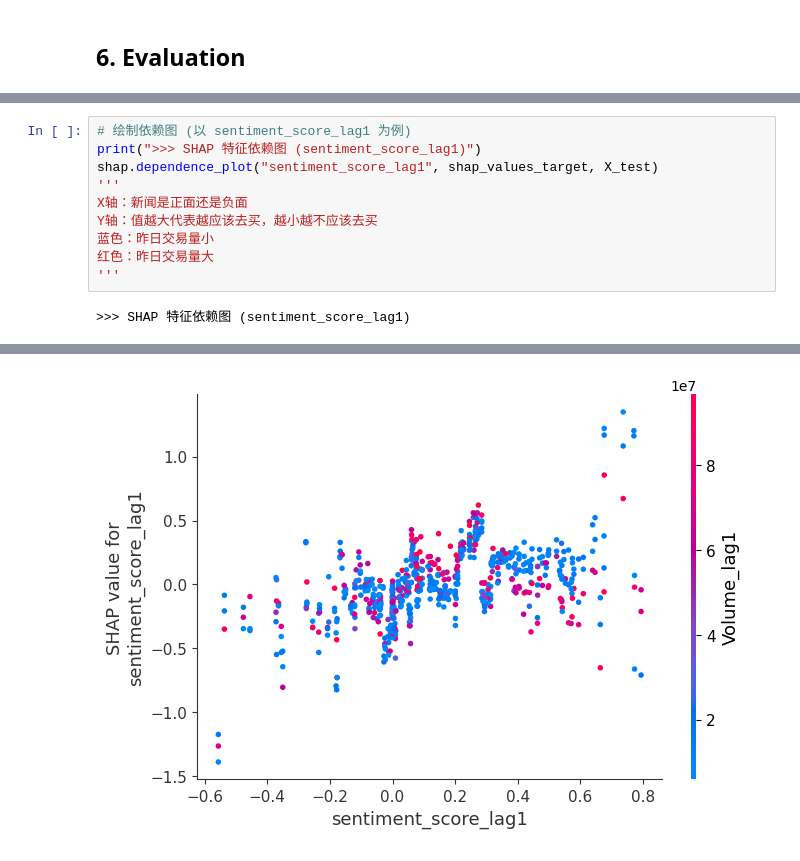
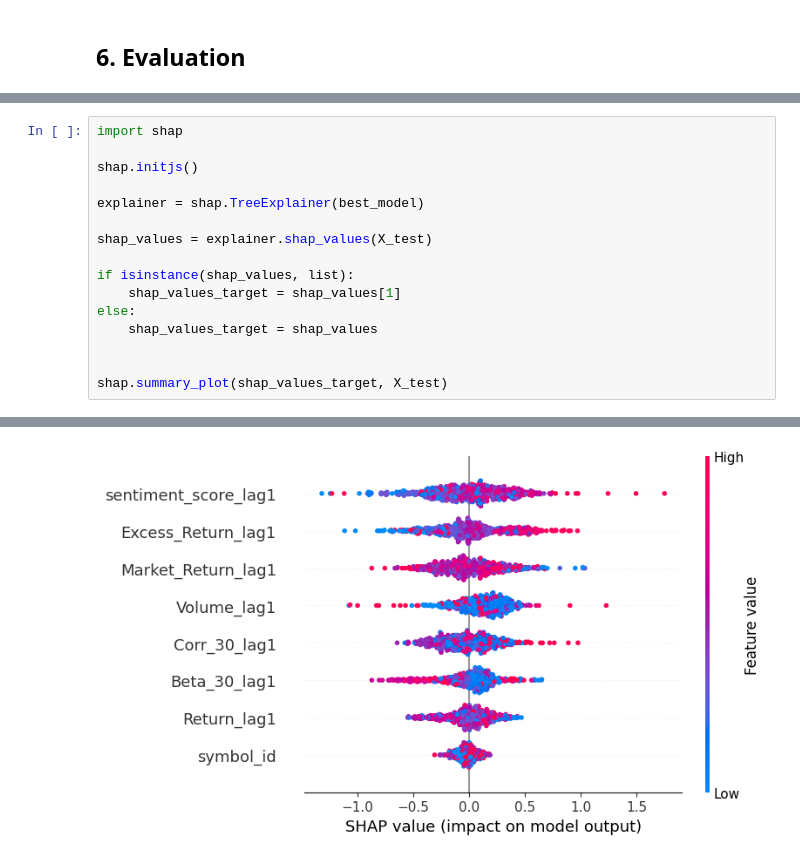
Before and after one commit to ruoxicao77i/Stock-Trading-Strategy, a Jupyter notebook: src/model.ipynb, the cells around one changed output, grey strips where cells are left out. Cells and saved outputs as stored; diff of their text form.

```diff
--- a/src/model.ipynb
+++ b/src/model.ipynb
@@ -458,12 +416,17 @@ X 轴（SHAP 值）： 代表特征对预测结果的影响方向和力度。
 # %%
-# 绘制依赖图 (以 sentiment_score_lag1 为例)
-print(">>> SHAP 特征依赖图 (sentiment_score_lag1)")
-shap.dependence_plot("sentiment_score_lag1", shap_values_target, X_test)
-'''
-X轴：新闻是正面还是负面
-Y轴：值越大代表越应该去买，越小越不应该去买
-蓝色：昨日交易量小
-红色：昨日交易量大
-'''
+import shap
+
+shap.initjs()
+
+explainer = shap.TreeExplainer(best_model)
+
+shap_values = explainer.shap_values(X_test)
+
+if isinstance(shap_values, list):
+    shap_values_target = shap_values[1]
+else:
+    shap_values_target = shap_values
+
+
+shap.summary_plot(shap_values_target, X_test)
 # %% [output]
->>> SHAP 特征依赖图 (sentiment_score_lag1)
@@ -470 +434 @@ Y轴：值越大代表越应该去买，越小越不应该去买
-[figure, old version]
+[figure, new version]
```
Also changed, not shown: parts of 22 cells of this notebook, 12 other files.
